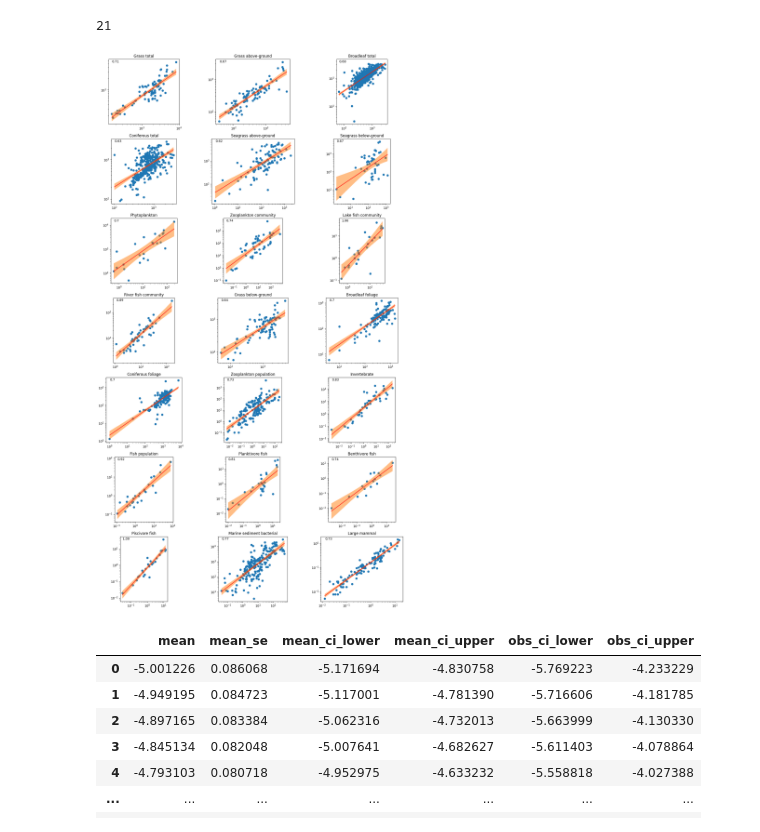
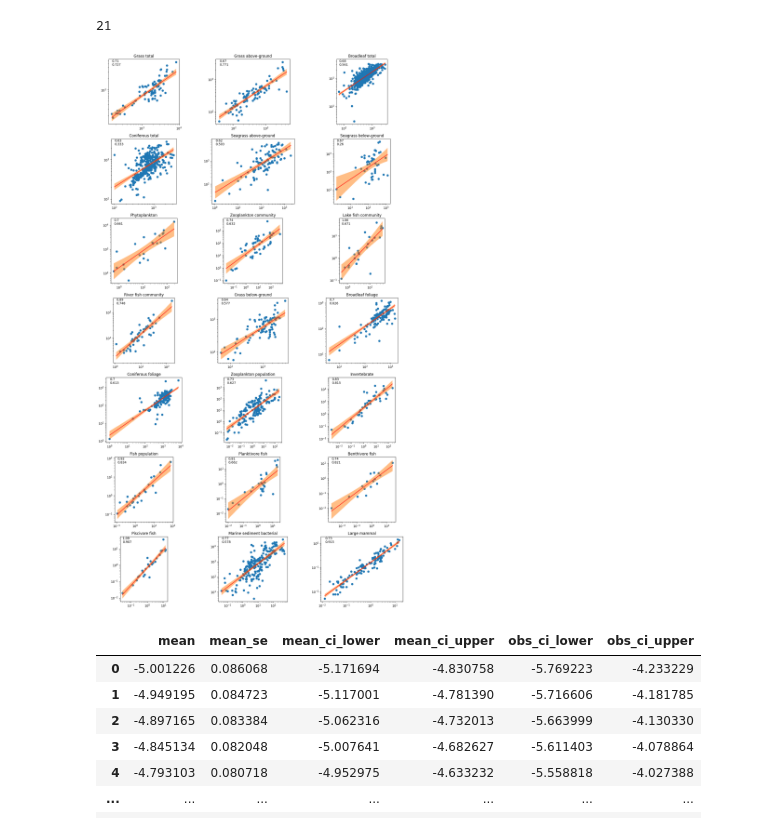
Before and after one commit to macmyn/sublinear-stability, a Jupyter notebook: notebooks/large_scale_data.ipynb, the cells around one changed output. Drawn from its saved outputs; the diff is of its cells as text; code cells hidden in the pictures.

```diff
--- a/notebooks/large_scale_data.ipynb
+++ b/notebooks/large_scale_data.ipynb
@@ -64,35 +64,35 @@ for ax, g, n in zip(axs.flatten(), groups, names):
 
     # Generate predictions over a range of values
     log_X_pred = np.linspace(np.min(log_xs), np.max(log_xs), 100)
     X_pred_ = sm.add_constant(log_X_pred)
 
     # Predict log-mean values and confidence intervals
     log_y_pred = model.predict(X_pred_)
     predictions = model.get_prediction(X_pred_)
     prediction_summary = predictions.summary_frame(alpha=0.05)
 
     # Extract lower and upper confidence bounds in the log scale
     log_lower = prediction_summary['mean_ci_lower']
     log_upper = prediction_summary['mean_ci_upper']
 
     # Convert back to the original scale
     X_pred = np.exp(log_X_pred)
     y_pred = np.exp(log_y_pred)
     lower = np.exp(log_lower)
     upper = np.exp(log_upper)
 
     # Plot regression line and confidence intervals
     ax.plot(X_pred, y_pred, 'r-', label='Regression Line')
     ax.fill_between(X_pred, lower, upper, alpha=0.5, label='95% Confidence Interval')
 
     k = model.params.loc['x_gm']
-    ax.text(0.05,0.95,str(round(k,2)),transform=ax.transAxes)
+    ax.text(0.05,0.9,f"{round(k,2)}\n{round(model.rsquared,3)}",transform=ax.transAxes)
 
 plt.tight_layout()
 plt.savefig("macoeco.png",bbox_inches="tight")
 plt.show()
 # %% [output]
-[figure, old version]
+[figure, new version]
 # %%
 prediction_summary
 # %% [output]
```
Also changed, not shown: parts of 2 cells of this notebook, 4 other files.
